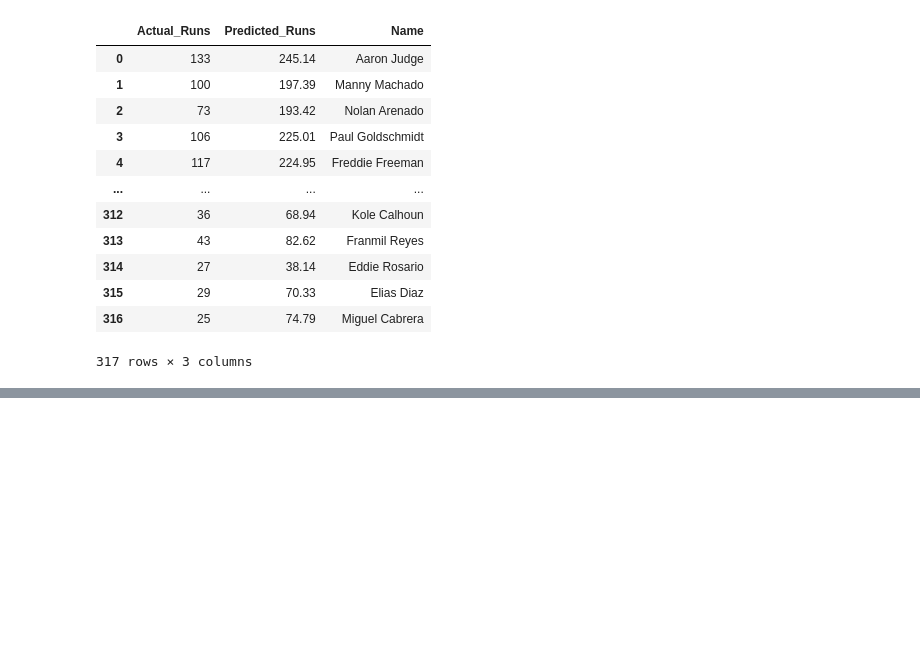
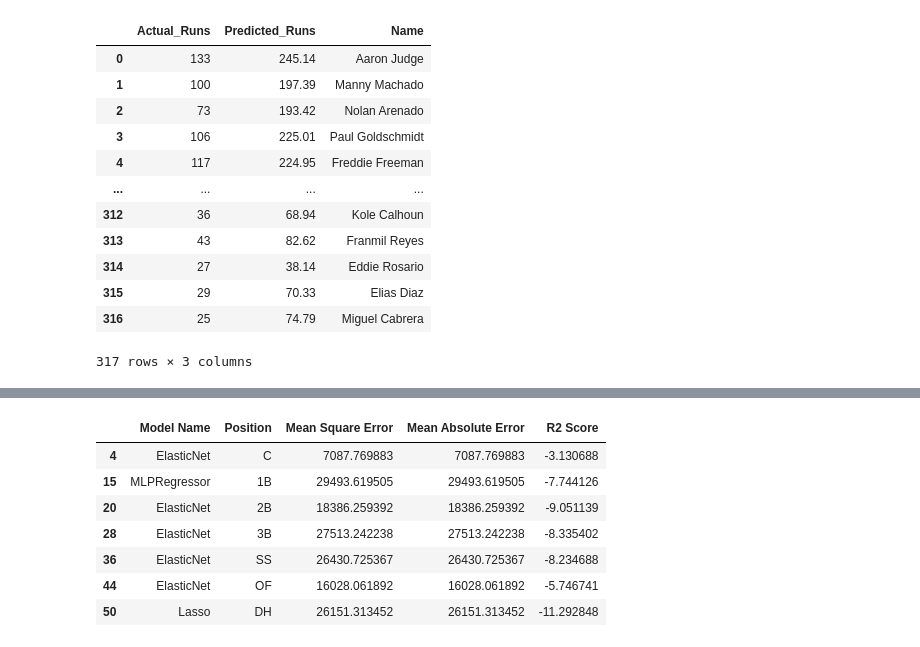
Before and after one commit to mattgilgo/Fantasy_Baseball, a Jupyter notebook: batter_models.ipynb, the cells around one changed output, grey strips where cells are left out. Saved outputs shown, nothing was run; the diff lists cells and outputs as text; code cells hidden in the pictures; blank space fills up the shorter version.

```diff
--- a/batter_models.ipynb
+++ b/batter_models.ipynb
@@ -375,0 +526,11 @@ ValueError: could not convert string to float: '19.5%'
+# %%
+top_models
+# %% [output]
+|  | Model Name | Position | Mean Square Error | Mean Absolute Error | R2 Score |
+| 4 | ElasticNet | C | 7087.769883 | 7087.769883 | -3.130688 |
+| 15 | MLPRegressor | 1B | 29493.619505 | 29493.619505 | -7.744126 |
+| 20 | ElasticNet | 2B | 18386.259392 | 18386.259392 | -9.051139 |
+| 28 | ElasticNet | 3B | 27513.242238 | 27513.242238 | -8.335402 |
+| 36 | ElasticNet | SS | 26430.725367 | 26430.725367 | -8.234688 |
+| 44 | ElasticNet | OF | 16028.061892 | 16028.061892 | -5.746741 |
+| 50 | Lasso | DH | 26151.313452 | 26151.313452 | -11.292848 |
```
Also changed, not shown: parts of 12 cells of this notebook, 1 other file.
